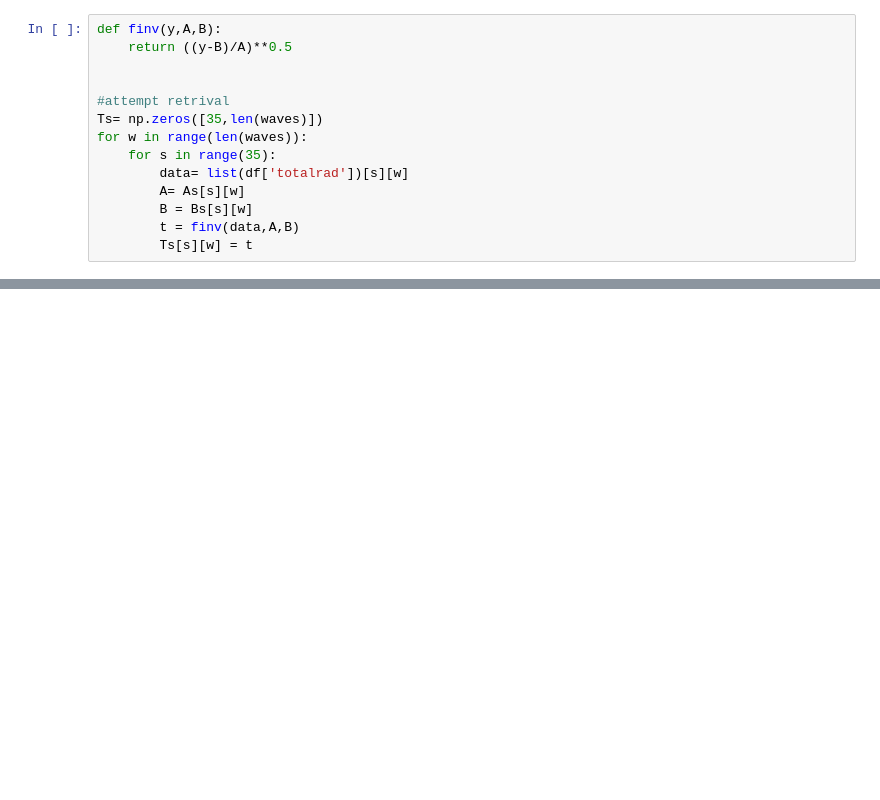
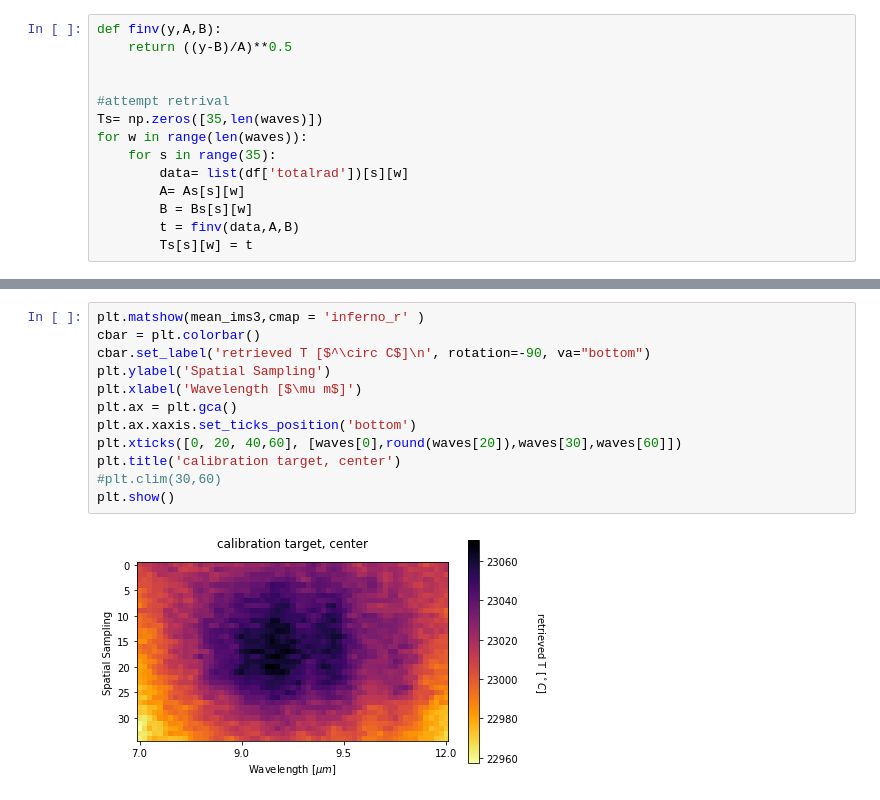
Before and after one commit to Polarization-Lab/IRCSP, a Jupyter notebook: calibration/target-evaluation/target-plots.ipynb, the cells around one changed output, grey strips where cells are left out. Cells and saved outputs as stored; diff of their text form; blank space fills up the shorter version.

```diff
--- a/calibration/target-evaluation/target-plots.ipynb
+++ b/calibration/target-evaluation/target-plots.ipynb
@@ -107,0 +119,14 @@ plt.show()
+# %%
+plt.matshow(mean_ims3,cmap = 'inferno_r' )
+cbar = plt.colorbar()
+cbar.set_label('retrieved T [$^\circ C$]\n', rotation=-90, va="bottom")
+plt.ylabel('Spatial Sampling')
+plt.xlabel('Wavelength [$\mu m$]')
+plt.ax = plt.gca()
+plt.ax.xaxis.set_ticks_position('bottom')
+plt.xticks([0, 20, 40,60], [waves[0],round(waves[20]),waves[30],waves[60]])
+plt.title('calibration target, center')
+#plt.clim(30,60)
+plt.show()
+# %% [output]
+[figure, added]
```
Also changed, not shown: parts of 5 cells of this notebook, 1 other file.
